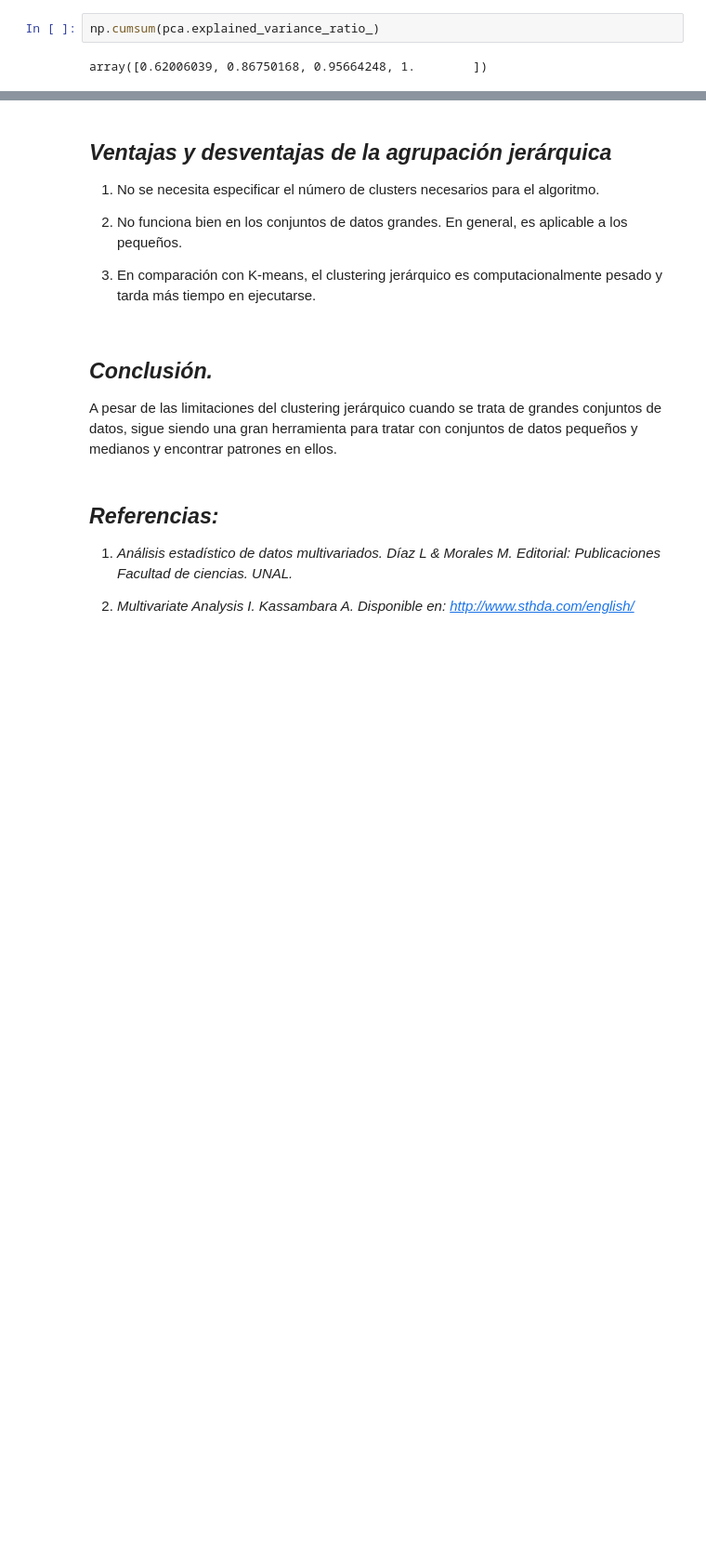
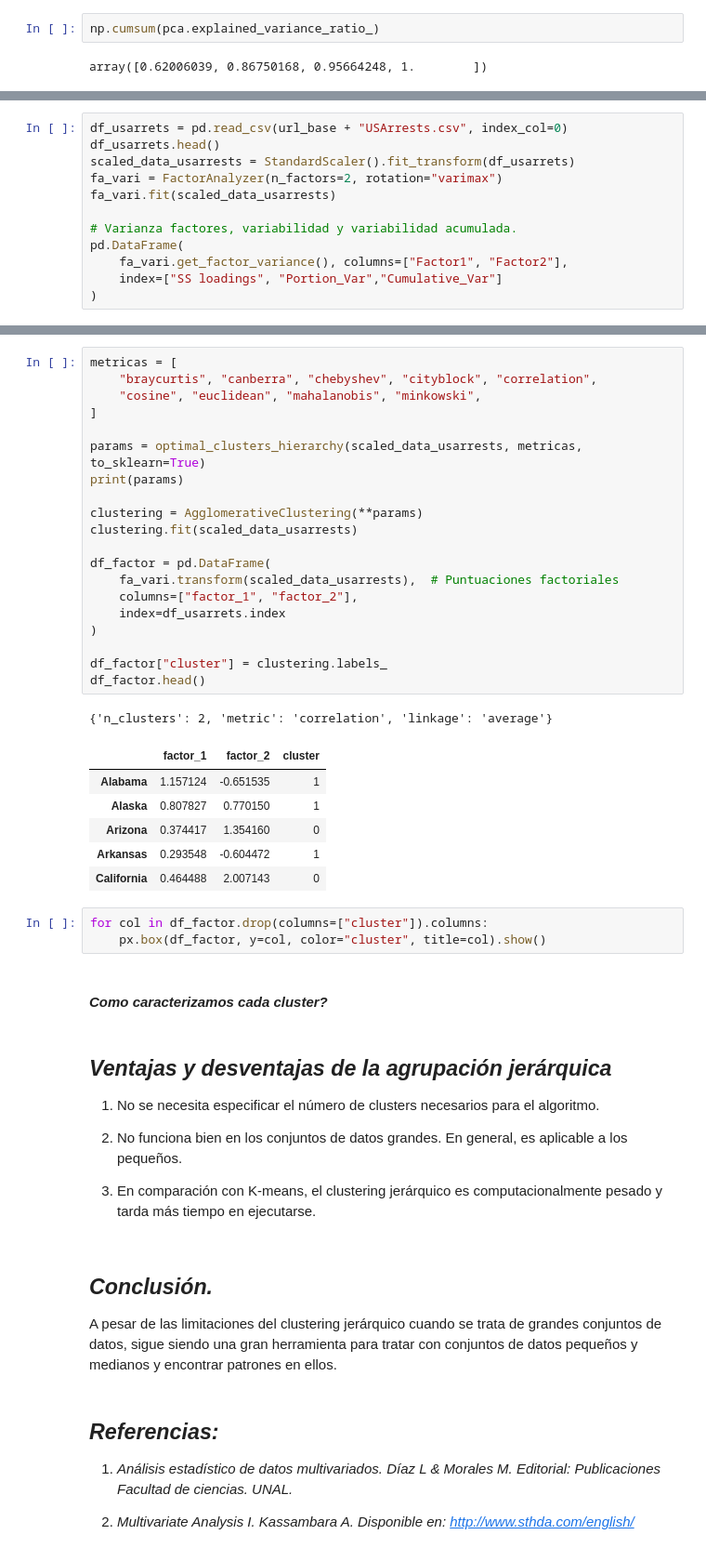
Before and after one commit to lacamposm/Metodos-Estadisticos, a Jupyter notebook: Lectura_8_Cluster_Jerarquico.ipynb, the cells around one changed output, grey strips where cells are left out. Shown at 93% size. Drawn from its saved outputs; the diff is of its cells as text; blank space fills up the shorter version.

```diff
--- a/Lectura_8_Cluster_Jerarquico.ipynb
+++ b/Lectura_8_Cluster_Jerarquico.ipynb
@@ -688,0 +738,12 @@ cluster_biplot(pca,USArrests,labels2,size_text=6.5)
+# %%
+df_usarrets = pd.read_csv(url_base + "USArrests.csv", index_col=0)
+df_usarrets.head()
+scaled_data_usarrests = StandardScaler().fit_transform(df_usarrets)
+fa_vari = FactorAnalyzer(n_factors=2, rotation="varimax")
+fa_vari.fit(scaled_data_usarrests)
+
+# Varianza factores, variabilidad y variabilidad acumulada.
+pd.DataFrame(
+    fa_vari.get_factor_variance(), columns=["Factor1", "Factor2"],
+    index=["SS loadings", "Portion_Var","Cumulative_Var"]
+)
@@ -689,3 +759,36 @@ cluster_biplot(pca,USArrests,labels2,size_text=6.5)
+# %%
+metricas = [
+    "braycurtis", "canberra", "chebyshev", "cityblock", "correlation",
+    "cosine", "euclidean", "mahalanobis", "minkowski",
+]
+
+params = optimal_clusters_hierarchy(scaled_data_usarrests, metricas, to_sklearn=True)
+print(params)
+
+clustering = AgglomerativeClustering(**params)
+clustering.fit(scaled_data_usarrests)
+
+df_factor = pd.DataFrame(
+    fa_vari.transform(scaled_data_usarrests),  # Puntuaciones factoriales
+    columns=["factor_1", "factor_2"],
+    index=df_usarrets.index
+)
+
+df_factor["cluster"] = clustering.labels_
+df_factor.head()
+# %% [output]
+{'n_clusters': 2, 'metric': 'correlation', 'linkage': 'average'}
+|  | factor_1 | factor_2 | cluster |
+| Alabama | 1.157124 | -0.651535 | 1 |
+| Alaska | 0.807827 | 0.770150 | 1 |
+| Arizona | 0.374417 | 1.354160 | 0 |
+| Arkansas | 0.293548 | -0.604472 | 1 |
+| California | 0.464488 | 2.007143 | 0 |
+# %%
+for col in df_factor.drop(columns=["cluster"]).columns:
+    px.box(df_factor, y=col, color="cluster", title=col).show()
+# %% [markdown]
+#### ***Como caracterizamos cada cluster?***
 # %% [markdown]
 ## ***Ventajas y desventajas de la agrupación jerárquica***
 
```
Also changed, not shown: parts of 34 cells of this notebook, 5 other files.
